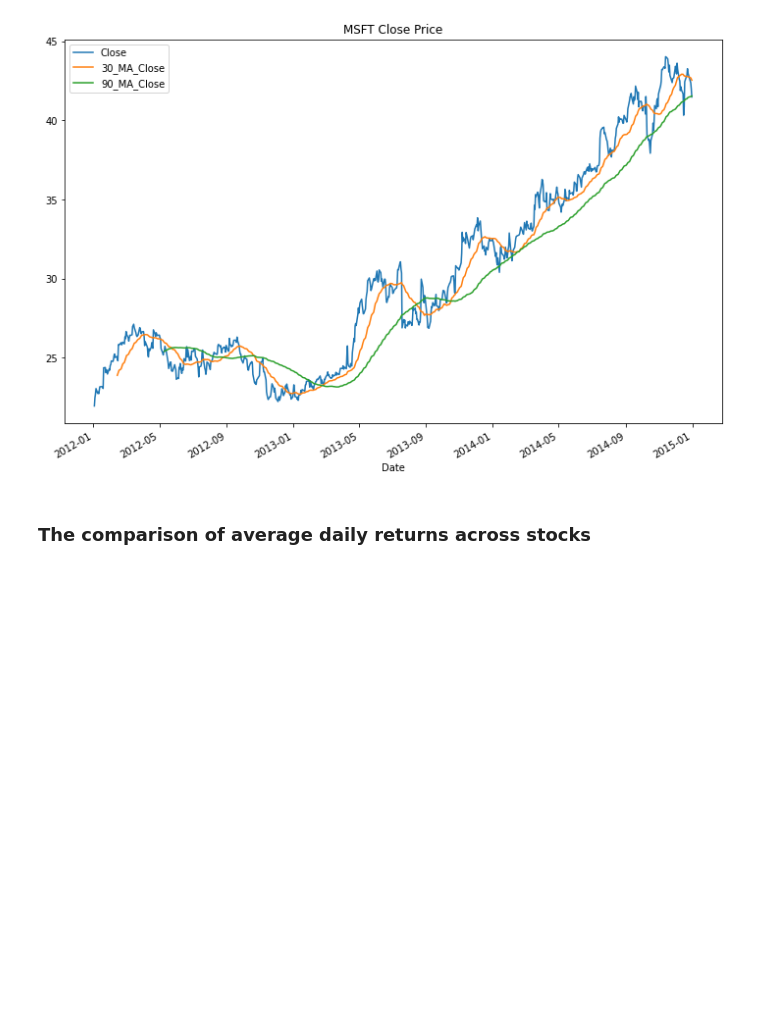
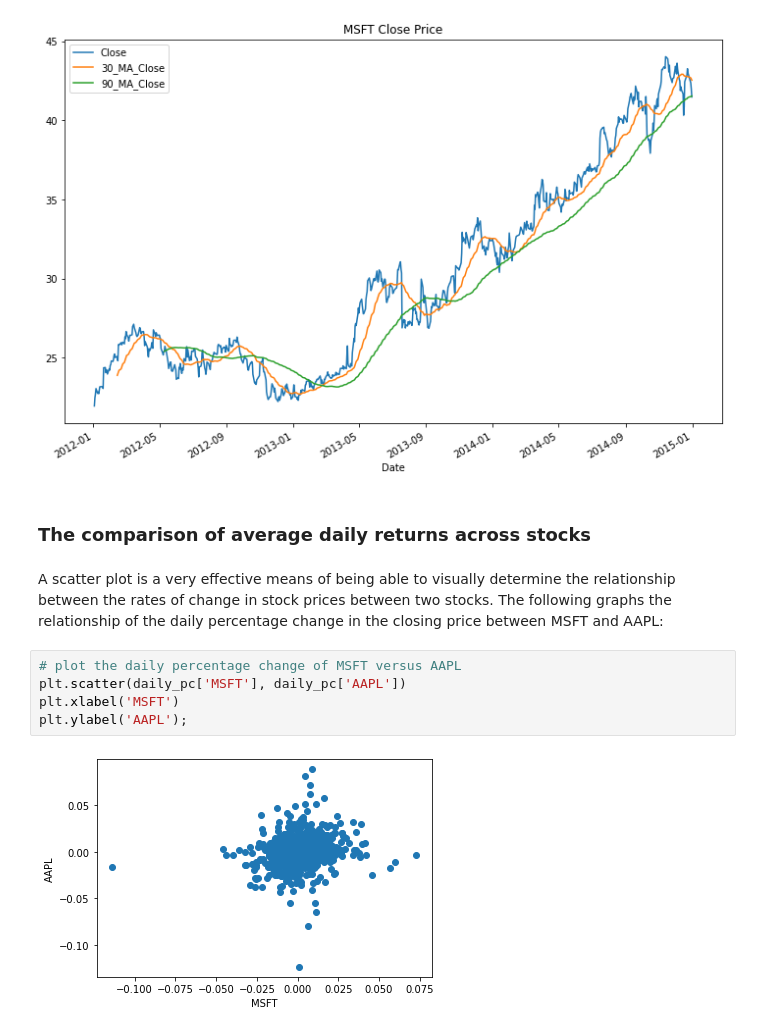
Before and after one commit to apkap83/Pandas_Notes, a Jupyter notebook: Learning_Pandas_Chapter_12 - Applications to Finance.ipynb, the cells around one changed output. Cells and saved outputs as stored; diff of their text form; blank space fills up the shorter version.

```diff
--- a/Learning_Pandas_Chapter_12 - Applications to Finance.ipynb
+++ b/Learning_Pandas_Chapter_12 - Applications to Finance.ipynb
@@ -541,3 +541,14 @@ plt.gcf().set_size_inches(12,8)
 # %% [markdown]
 <h3>The comparison of average daily returns across
 stocks</h3>
+# %% [markdown]
+A scatter plot is a very effective means of being able to visually determine the relationship
+between the rates of change in stock prices between two stocks. The following graphs the
+relationship of the daily percentage change in the closing price between MSFT and AAPL:
+# %%
+# plot the daily percentage change of MSFT versus AAPL
+plt.scatter(daily_pc['MSFT'], daily_pc['AAPL'])
+plt.xlabel('MSFT')
+plt.ylabel('AAPL');
+# %% [output]
+[figure, added]
```
Also changed, not shown: parts of 3 cells of this notebook.
